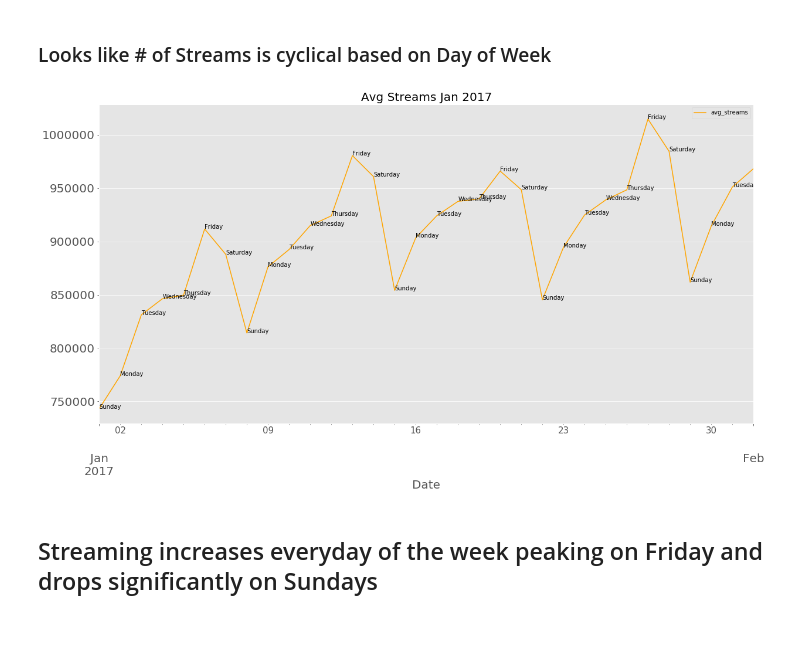
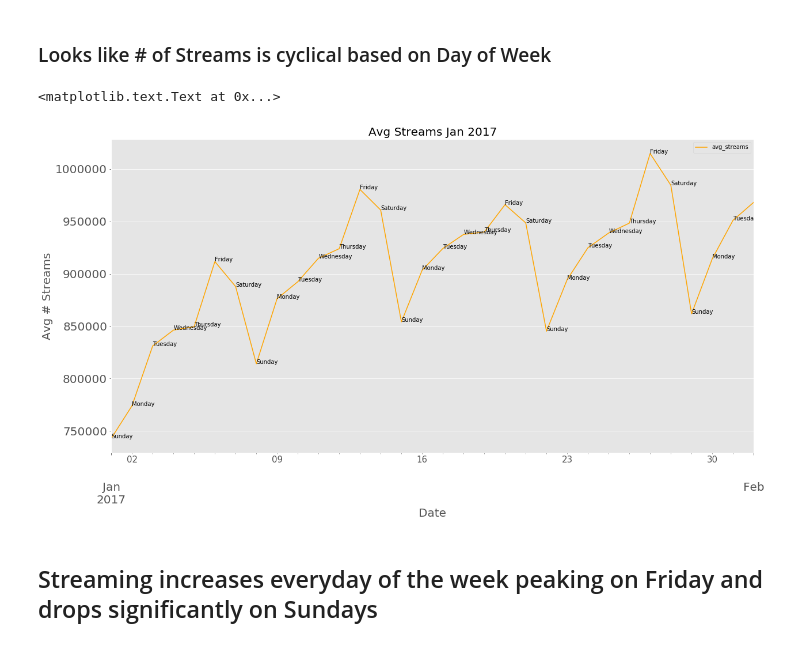
Before and after one commit to maxgrossenbacher/Forecasting_daily_spotify_streams, a Jupyter notebook: src/Spotify_Time_Series.ipynb, the cells around one changed output. Drawn from its saved outputs; the diff is of its cells as text; code cells hidden in the pictures.

```diff
--- a/src/Spotify_Time_Series.ipynb
+++ b/src/Spotify_Time_Series.ipynb
@@ -156,23 +156,25 @@ jan_data.head(10)
 # %%
 #plotting januray avg_streaming data
 ax = jan_data.plot(kind='line',x='Date', y=['avg_streams'], \
                     figsize=(20,10), \
                     title='Avg Streams Jan 2017',\
                     color='orange', fontsize=15)
 #increasing font size of plot
 bigger_fonts(ax)
 
 # Label points with day of week
 date = jan_data['Date'].tolist()
 avg_streams = jan_data['avg_streams'].tolist()
 day = jan_data['day'].tolist()
 for d, i, j in zip(day, date, avg_streams):
     ax.annotate(d, xy=(i,j),clip_on=True)
+plt.ylabel('Avg # Streams')
 
 #dataframe januray avg_streams
 # global_streaming_data[['Date','avg_streams','day_of_week']]
 # %% [output]
+<matplotlib.text.Text at 0x...>
-[figure, old version]
+[figure, new version]
 # %% [markdown]
 ## Streaming increases everyday of the week peaking on Friday and drops significantly on Sundays
 # %%
```
Also changed, not shown: parts of 18 cells of this notebook.
